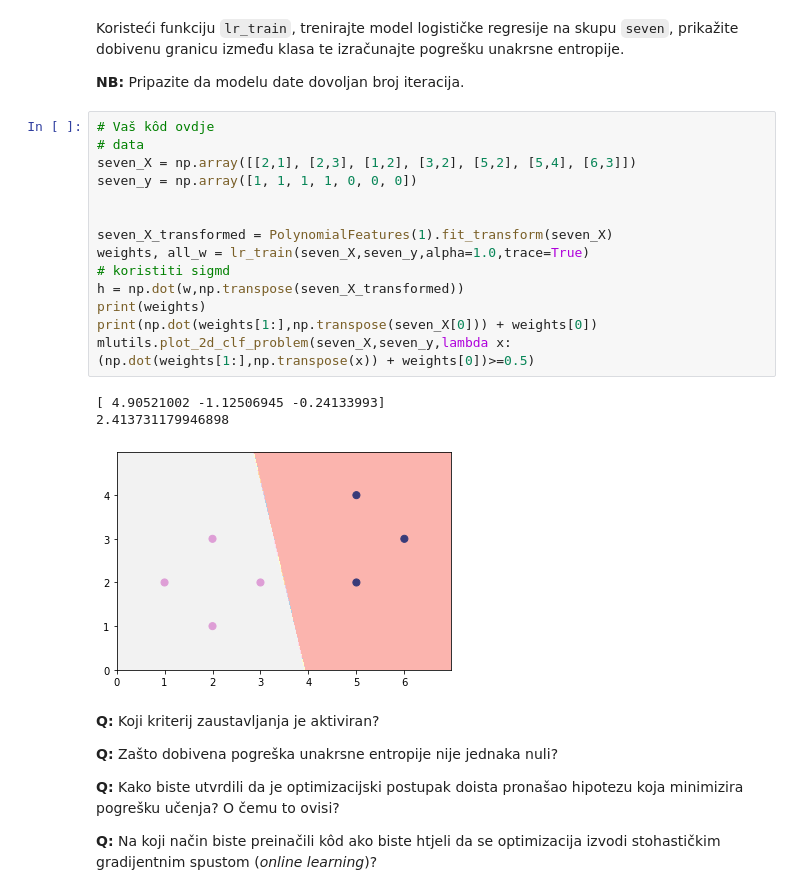
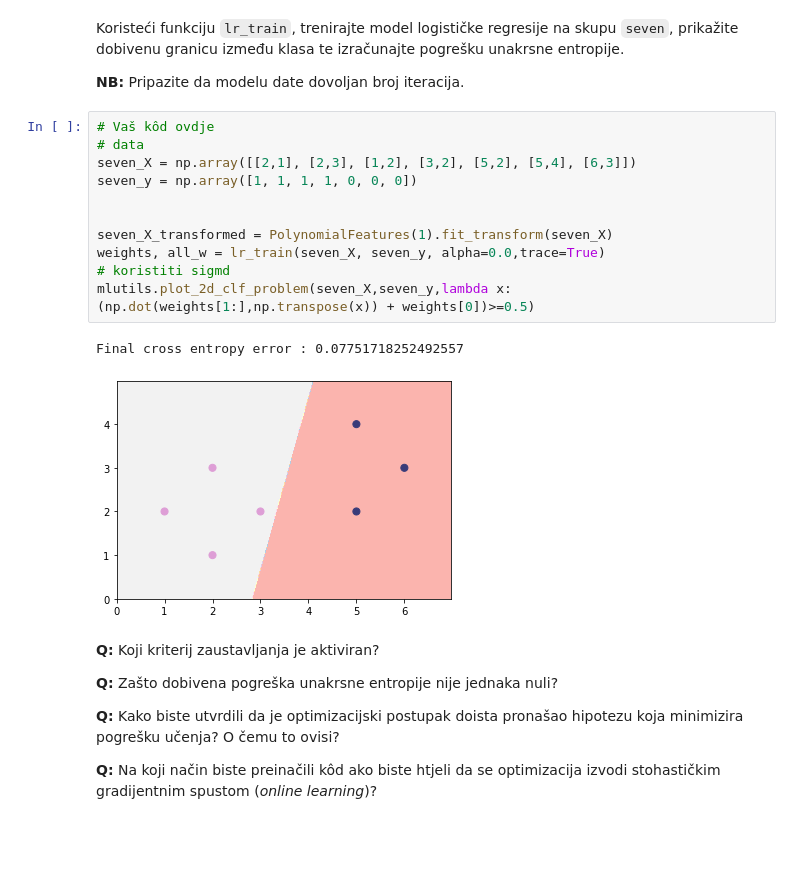
Before and after one commit to mislavivancic/machine-learning-homeworks, a Jupyter notebook: Lab2/SU-2019-LAB02-LDM-LR.ipynb, the cells around one changed output. Saved outputs shown, nothing was run; the diff lists cells and outputs as text; blank space fills up the shorter version.

```diff
--- a/Lab2/SU-2019-LAB02-LDM-LR.ipynb
+++ b/Lab2/SU-2019-LAB02-LDM-LR.ipynb
@@ -291,21 +295,17 @@ Koristeći funkciju `lr_train`, trenirajte model logističke regresije na skupu
 # %%
 # Vaš kôd ovdje
 # data
 seven_X = np.array([[2,1], [2,3], [1,2], [3,2], [5,2], [5,4], [6,3]])
 seven_y = np.array([1, 1, 1, 1, 0, 0, 0])
 
 
 seven_X_transformed = PolynomialFeatures(1).fit_transform(seven_X)
-weights, all_w = lr_train(seven_X,seven_y,alpha=1.0,trace=True)
+weights, all_w = lr_train(seven_X, seven_y, alpha=0.0,trace=True)
 # koristiti sigmd
-h = np.dot(w,np.transpose(seven_X_transformed))
-print(weights)
-print(np.dot(weights[1:],np.transpose(seven_X[0])) + weights[0])
 mlutils.plot_2d_clf_problem(seven_X,seven_y,lambda x: (np.dot(weights[1:],np.transpose(x)) + weights[0])>=0.5)
 # %% [output]
-[ 4.90521002 -1.12506945 -0.24133993]
-2.413731179946898
+Final cross entropy error : 0.07751718252492557
-[figure, old version]
+[figure, new version]
 # %% [markdown]
 **Q:** Koji kriterij zaustavljanja je aktiviran?
 
```
Also changed, not shown: parts of 15 cells of this notebook, 1 other file.
